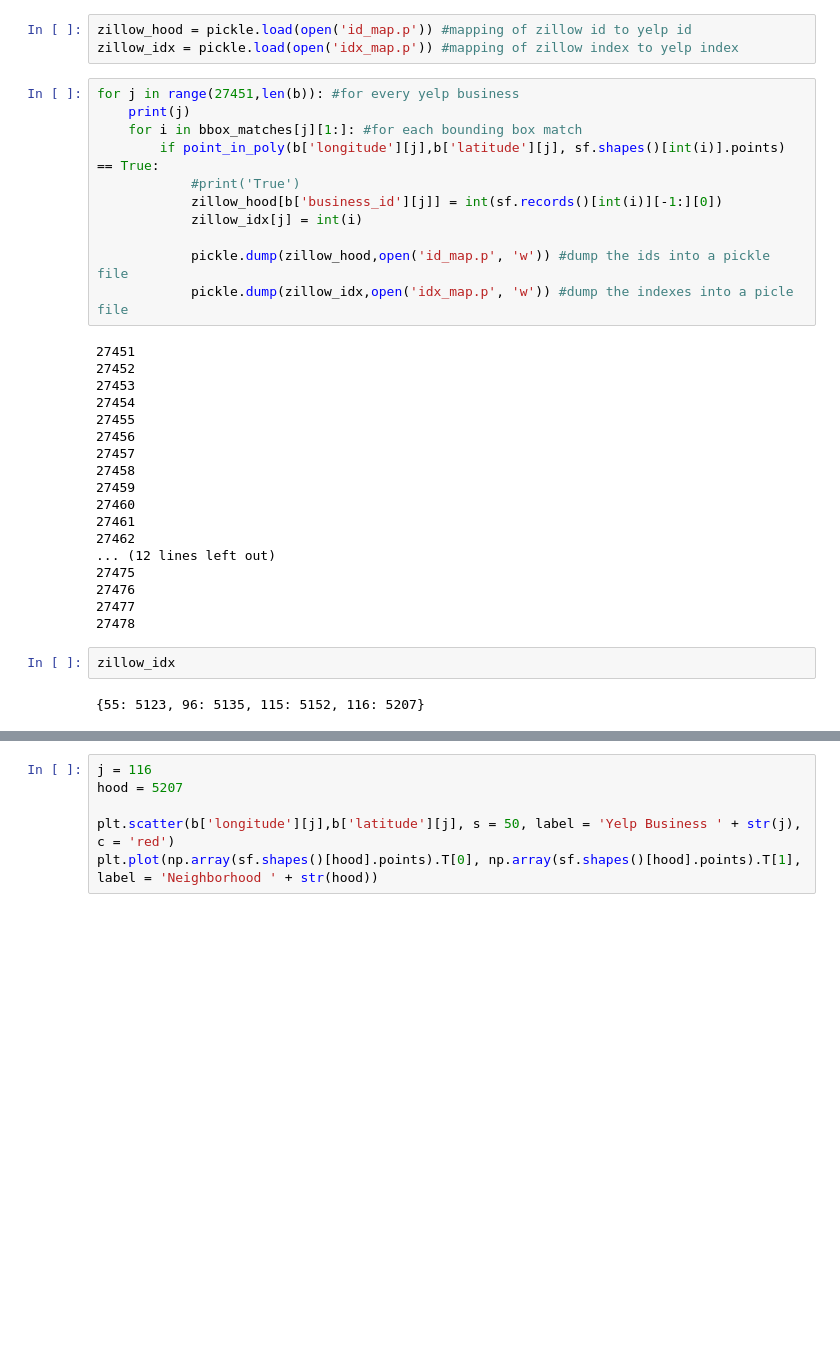
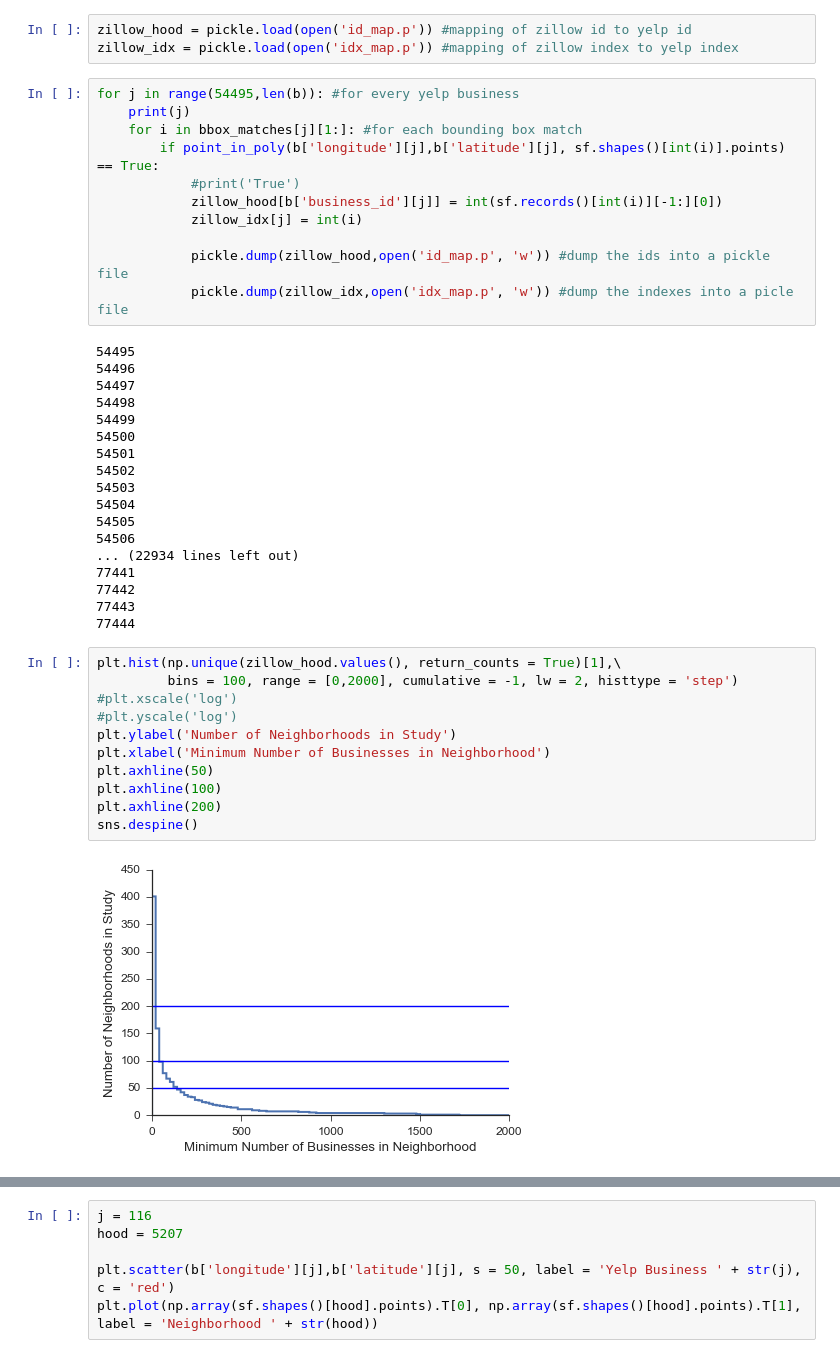
Before and after one commit to franklinmarsh/jac_project, a Jupyter notebook: hood_shapes.ipynb, the cells around one changed output, grey strips where cells are left out. Saved outputs shown, nothing was run; the diff lists cells and outputs as text; blank space fills up the shorter version.

Commit message:
run neighborhood inclusion until finish

```diff
--- a/hood_shapes.ipynb
+++ b/hood_shapes.ipynb
@@ -323,7 +323,7 @@ bbox_matches = pickle.load(open("bbox_matches.p", "rb" ))
 zillow_hood = pickle.load(open('id_map.p')) #mapping of zillow id to yelp id
 zillow_idx = pickle.load(open('idx_map.p')) #mapping of zillow index to yelp index
 # %%
-for j in range(27451,len(b)): #for every yelp business
+for j in range(54495,len(b)): #for every yelp business
     print(j)
     for i in bbox_matches[j][1:]: #for each bounding box match
         if point_in_poly(b['longitude'][j],b['latitude'][j], sf.shapes()[int(i)].points) == True:
@@ -334,24 +334,33 @@ for j in range(27451,len(b)): #for every yelp business
             pickle.dump(zillow_hood,open('id_map.p', 'w')) #dump the ids into a pickle file
             pickle.dump(zillow_idx,open('idx_map.p', 'w')) #dump the indexes into a picle file
 # %% [output]
-27451
-27452
-27453
-27454
-27455
-27456
-27457
-27458
-27459
-27460
-27461
-27462
-... (12 lines left out)
-27475
-27476
-27477
-27478
+54495
+54496
+54497
+54498
+54499
+54500
+54501
+54502
+54503
+54504
+54505
+54506
+... (22934 lines left out)
+77441
+77442
+77443
+77444
-# %%
-zillow_idx
-# %% [output]
-{55: 5123, 96: 5135, 115: 5152, 116: 5207}
+# %%
+plt.hist(np.unique(zillow_hood.values(), return_counts = True)[1],\
+         bins = 100, range = [0,2000], cumulative = -1, lw = 2, histtype = 'step')
+#plt.xscale('log')
+#plt.yscale('log')
+plt.ylabel('Number of Neighborhoods in Study')
+plt.xlabel('Minimum Number of Businesses in Neighborhood')
+plt.axhline(50)
+plt.axhline(100)
+plt.axhline(200)
+sns.despine()
+# %% [output]
+[figure, added]
```
Also changed, not shown: parts of 1 cell of this notebook, 4 other files.
